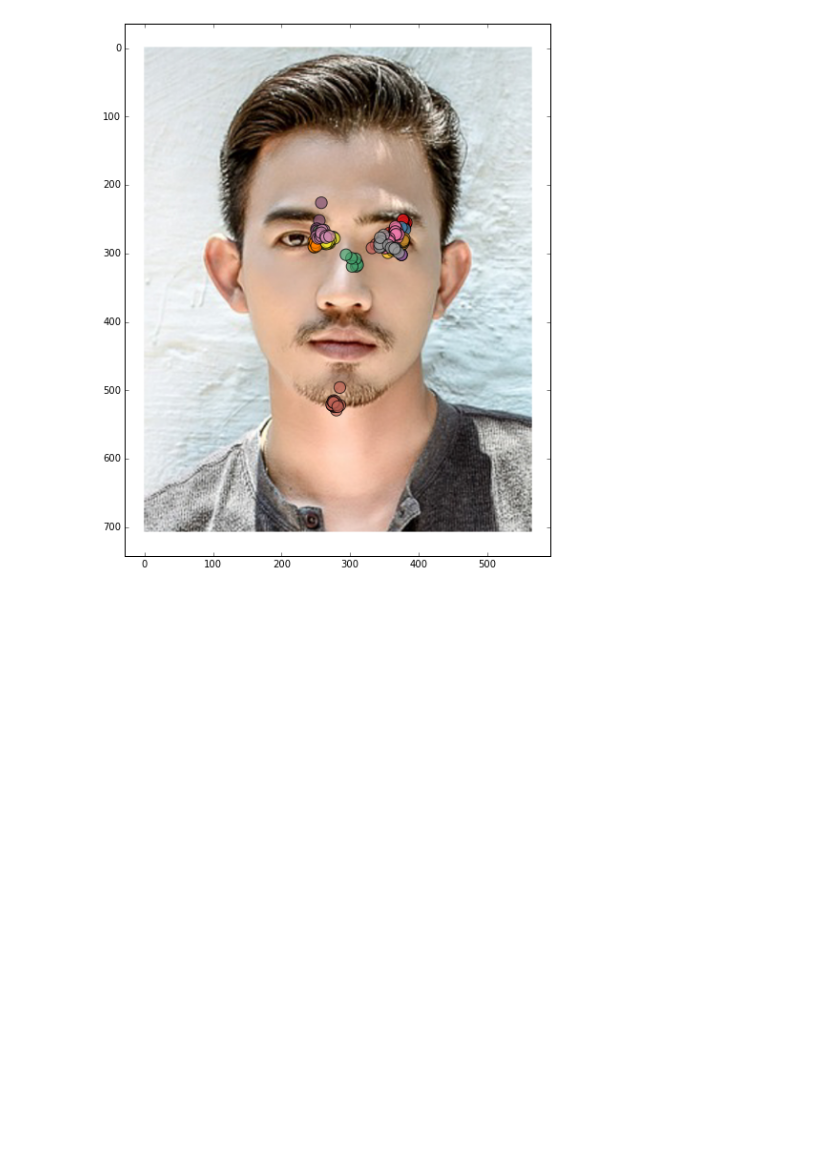
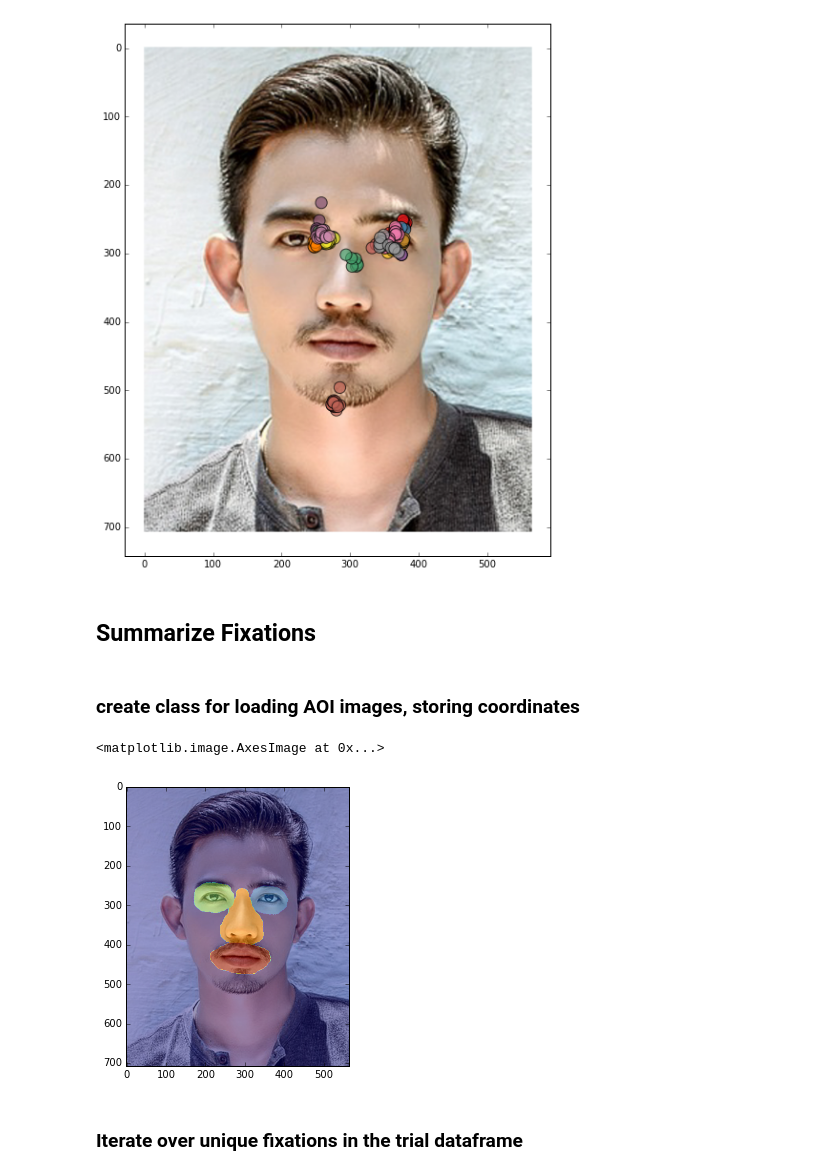
Before and after one commit to jeffmacinnes/AVB_tobii_pipeline, a Jupyter notebook: filteringSteps.ipynb, the cells around one changed output. Drawn from its saved outputs; the diff is of its cells as text; code cells hidden in the pictures; blank space fills up the shorter version.

Commit message:
added fixation summaries to the notebook

```diff
--- a/filteringSteps.ipynb
+++ b/filteringSteps.ipynb
@@ -243,3 +243,7 @@ plt.scatter(tmp['gaze-X'], tmp['gaze-Y'], c=tmp['fixNumber'], s=150, alpha=.7, c
 # %% [output]
 <matplotlib.collections.PathCollection at 0x...>
 [figure]
+# %% [markdown]
+## Summarize Fixations
+# %% [markdown]
+### create class for loading AOI images, storing coordinates
@@ -245,0 +315,14 @@ plt.scatter(tmp['gaze-X'], tmp['gaze-Y'], c=tmp['fixNumber'], s=150, alpha=.7, c
+# %%
+# Prep AOI file for this trial
+AOI_imageName = imageName.split('/')[1][:-4] + '_AOIs.png'
+AOI_stim = cv2.imread(join('../../Stimuli/AOIs/finished_AOIs', AOI_imageName))
+AOI_stim = AOI_stim[:,:,0]       # grab first color channel only (other 2 are redundant)
+# %%
+# show AOIs overlaid on BG image
+tmpAOI_stim = cv2.resize(AOI_stim, (imW, imH))   # resize a tmp AOI image, just for viewing purposes
+plt.figure(figsize=(4,5))
+plt.imshow(bgStim)
+plt.imshow(tmpAOI_stim, alpha=.4)
+# %% [output]
+<matplotlib.image.AxesImage at 0x...>
+[figure, added]
@@ -245,0 +333,2 @@ plt.scatter(tmp['gaze-X'], tmp['gaze-Y'], c=tmp['fixNumber'], s=150, alpha=.7, c
+# %% [markdown]
+### Iterate over unique fixations in the trial dataframe
```
Also changed, not shown: parts of 9 cells of this notebook.
